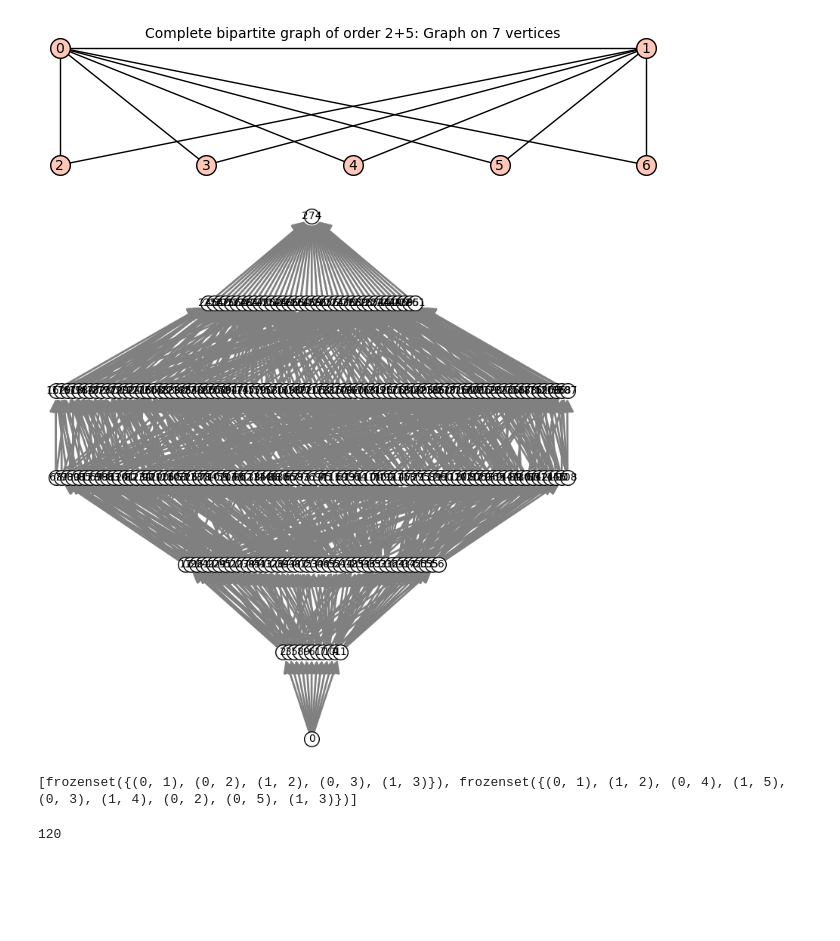
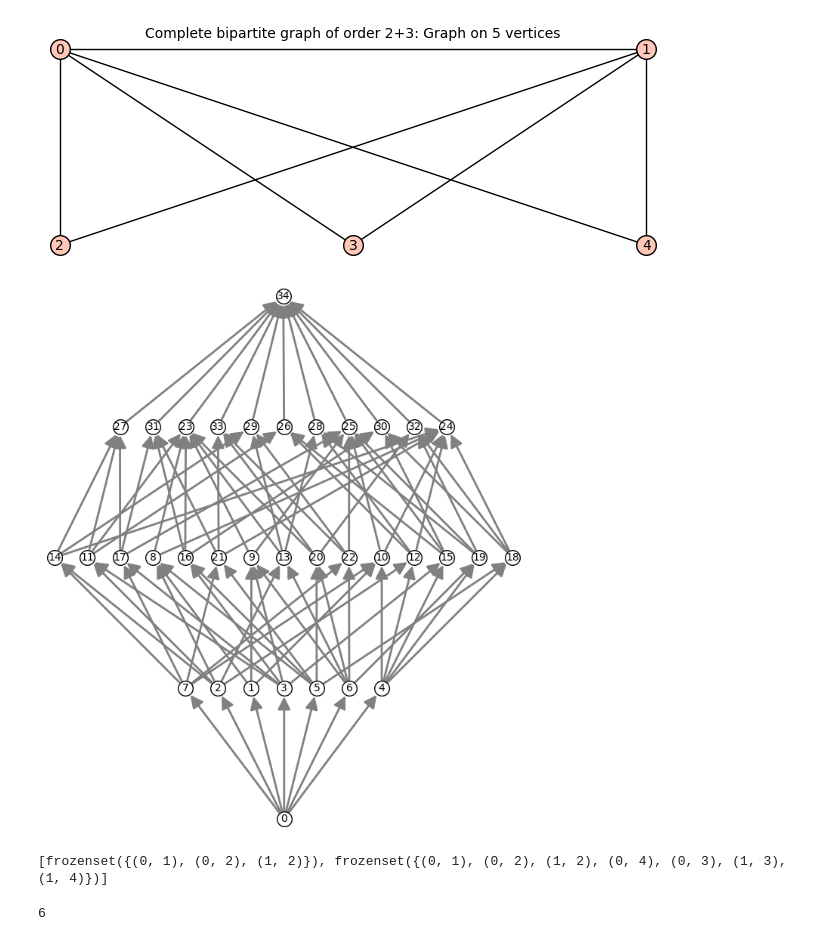
Before and after one commit to NutanNepal/ChowringofMatroids, a Jupyter notebook: equivChow/res/thags/thag-mod.ipynb, the cells around one changed output. Drawn from its saved outputs; the diff is of its cells as text; code cells hidden in the pictures; blank space fills up the shorter version.

```diff
--- a/equivChow/res/thags/thag-mod.ipynb
+++ b/equivChow/res/thags/thag-mod.ipynb
@@ -1,14 +1,14 @@
 # %%
-n = 5
+n = 3
 
 graph = graphs.CompleteBipartiteGraph(2, n)
 graph.add_edge(0, 1)
 edgelist = graph.edges(labels=False)
 matroid = Matroid(graph=edgelist, groundset=edgelist)
 len(edgelist)
 graph
 # %% [output]
-[figure, old version]
+[figure, new version]
 # %%
 rank = matroid.rank()
 
@@ -19,7 +19,7 @@ matroid.lattice_of_flats().plot(
     element_labels = labels, element_color = "white",
     figsize= 10, cover_color = "grey")
 # %% [output]
-[figure, old version]
+[figure, new version]
 # %%
 def generate_weights(rank):
     weights = set()
@@ -75,7 +75,7 @@ for weight in weights:
 #example fy-monomial
 print(fy_monomials_list[2][0])
 # %% [output]
-[frozenset({(0, 1), (0, 2), (1, 2), (0, 3), (1, 3)}), frozenset({(0, 1), (1, 2), (0, 4), (1, 5), (0, 3), (1, 4), (0, 2), (0, 5), (1, 3)})]
+[frozenset({(0, 1), (0, 2), (1, 2)}), frozenset({(0, 1), (0, 2), (1, 2), (0, 4), (0, 3), (1, 3), (1, 4)})]
 # %%
 def simplify(monomial):
     return tuple(sorted([labels[x] for x in monomial]))
@@ -105,7 +105,7 @@ def orbit(G, m, action):
 def orbits(G, X, action):
     return set(orbit(G, x, action) for x in X)
 # %% [output]
-120
+6
 # %%
 fy_monomials_orbits = [orbits(grp, fy_monomials_list[i], action_on_braidfymonomials)
     for i in range(rank)
```
Also changed, not shown: parts of 2 cells of this notebook, 1 other file.
